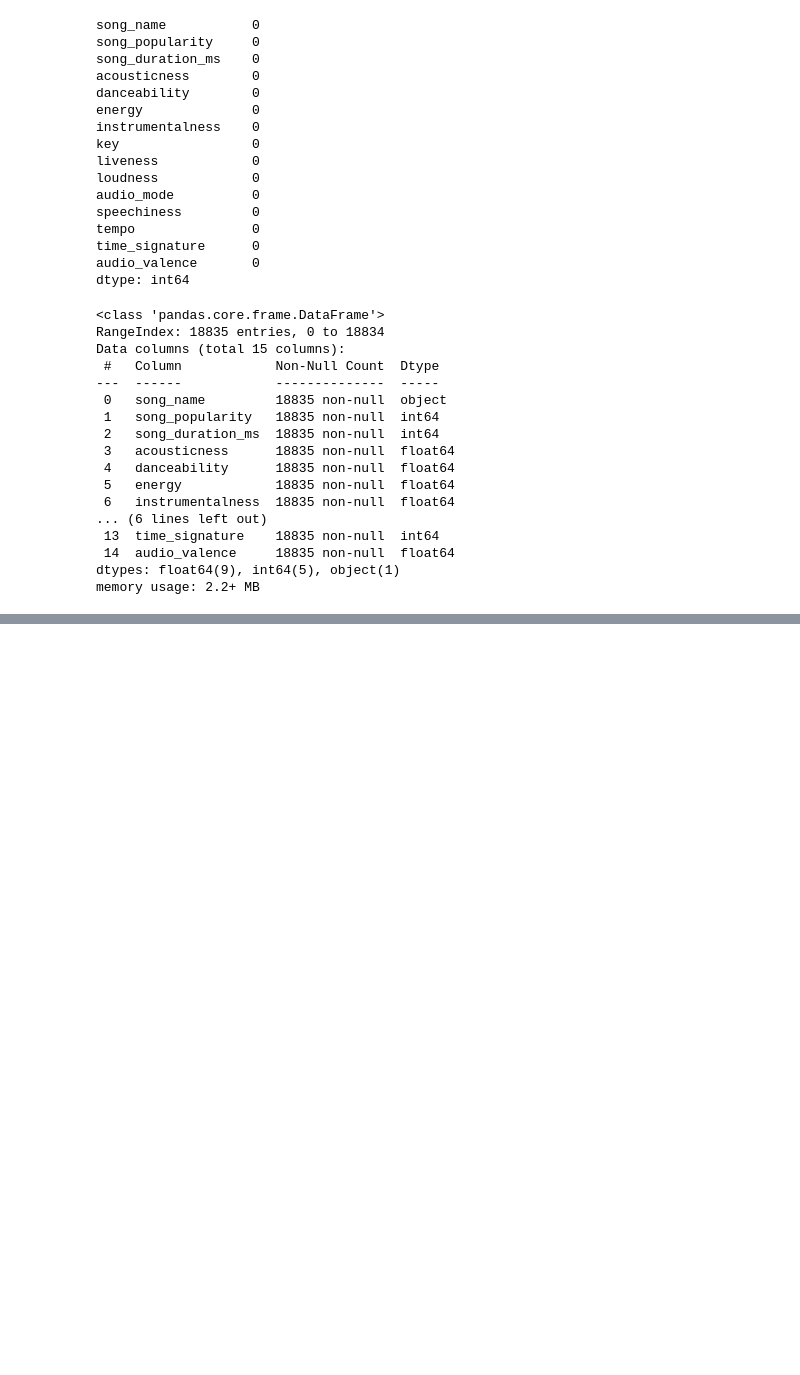
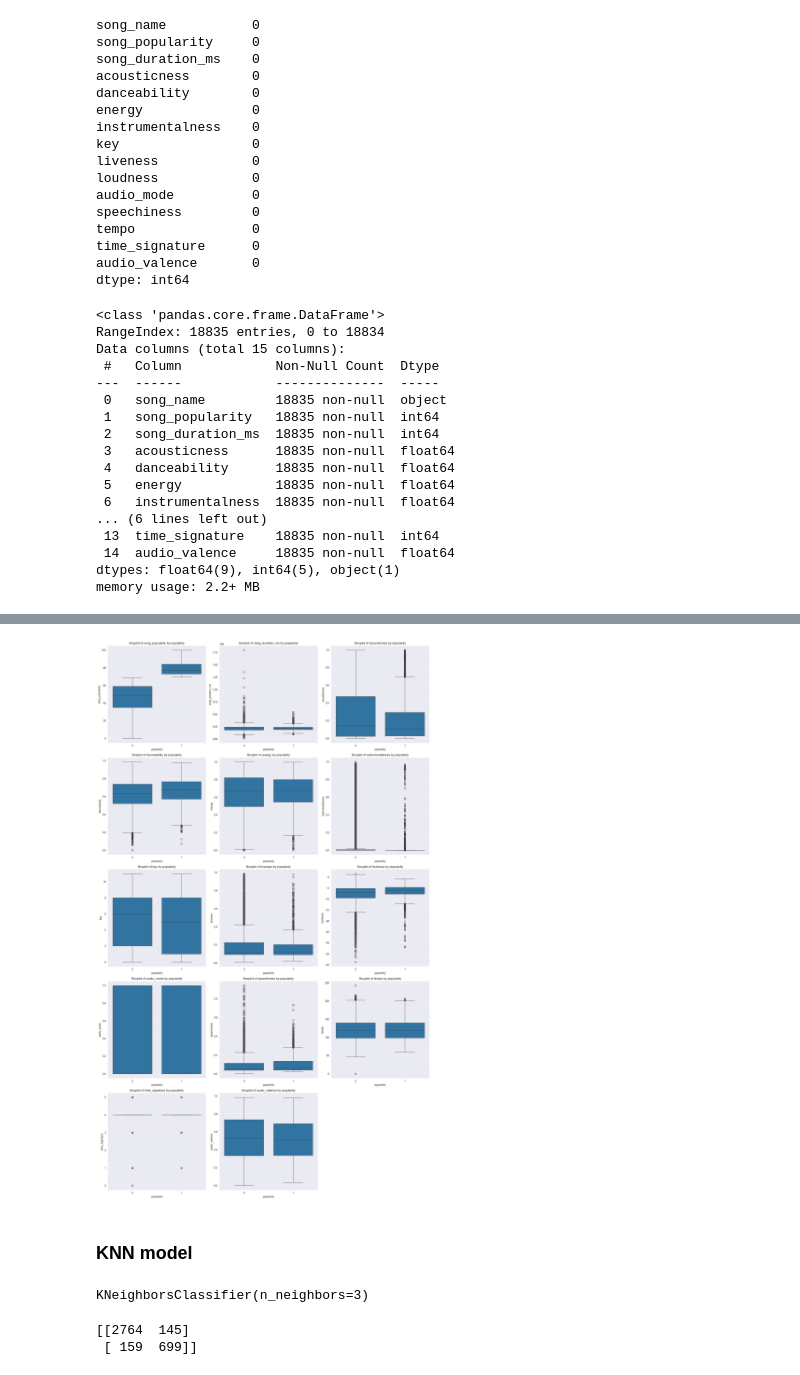
Before and after one commit to Yuliashaaa/DataAnalysis, a Jupyter notebook: Lab_1/Lab_1.ipynb, the cells around one changed output, grey strips where cells are left out. Drawn from its saved outputs; the diff is of its cells as text; code cells hidden in the pictures; blank space fills up the shorter version.

Commit message:
Add requirements and train KNN model

```diff
--- a/Lab_1/Lab_1.ipynb
+++ b/Lab_1/Lab_1.ipynb
@@ -139,0 +211,20 @@ sns.heatmap(data_correlation, cmap='coolwarm', annot=True, fmt='.3f')
+# %%
+# Building boxplots for every column
+goal_column_name = 'popularity'
+columns_for_boxplots = spotify_data_numeric.columns
+columns_for_boxplots = columns_for_boxplots.drop(goal_column_name, errors='ignore')
+plt.figure(figsize=(18, 30))
+
+for i, column in enumerate(columns_for_boxplots):
+    plt.subplot(5, 3, i + 1)
+    sns.boxplot(x=spotify_data_numeric[goal_column_name], y=spotify_data_numeric[column])
+    plt.xlabel(goal_column_name)
+    plt.ylabel(column)
+    plt.title(f'Boxplot of {column} by {goal_column_name}')
+
+plt.tight_layout()
+plt.show()
+# %% [output]
+[figure, added]
+# %% [markdown]
+### KNN model
@@ -139,0 +243,6 @@ sns.heatmap(data_correlation, cmap='coolwarm', annot=True, fmt='.3f')
+# %%
+# Train KNN model
+KNN_model = KNeighborsClassifier(n_neighbors=3)
+KNN_model.fit(scaled_X_train, y_train)
+# %% [output]
+KNeighborsClassifier(n_neighbors=3)
@@ -139,0 +252,6 @@ sns.heatmap(data_correlation, cmap='coolwarm', annot=True, fmt='.3f')
+# %%
+# Confusion matrix
+print(confusion_matrix(y_test, KNN_prediction))
+# %% [output]
+[[2764  145]
+ [ 159  699]]
```
Also changed, not shown: parts of 15 cells of this notebook, 1 other file.
